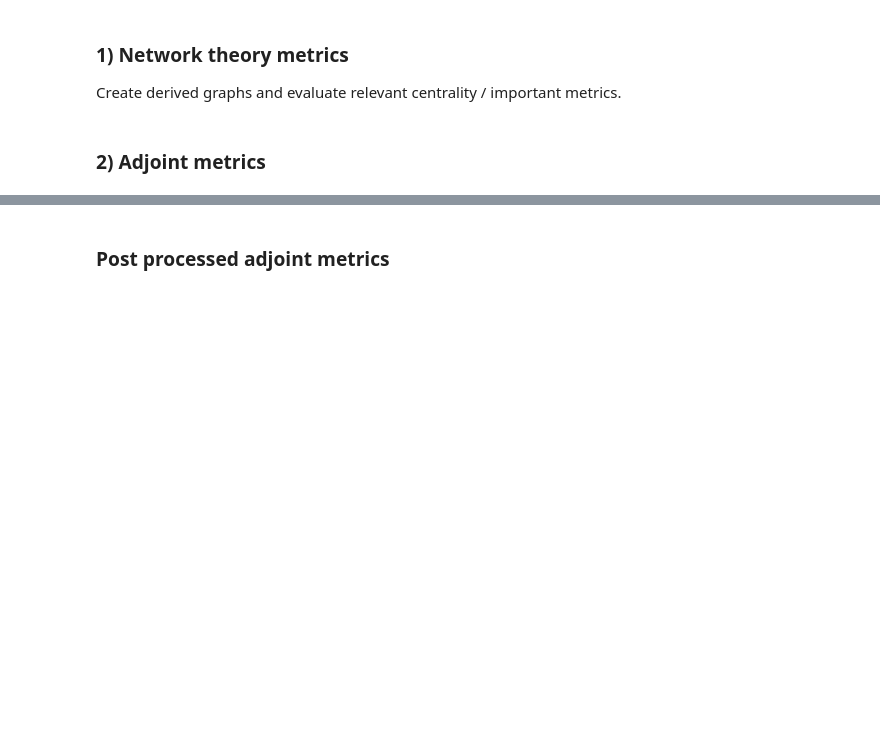
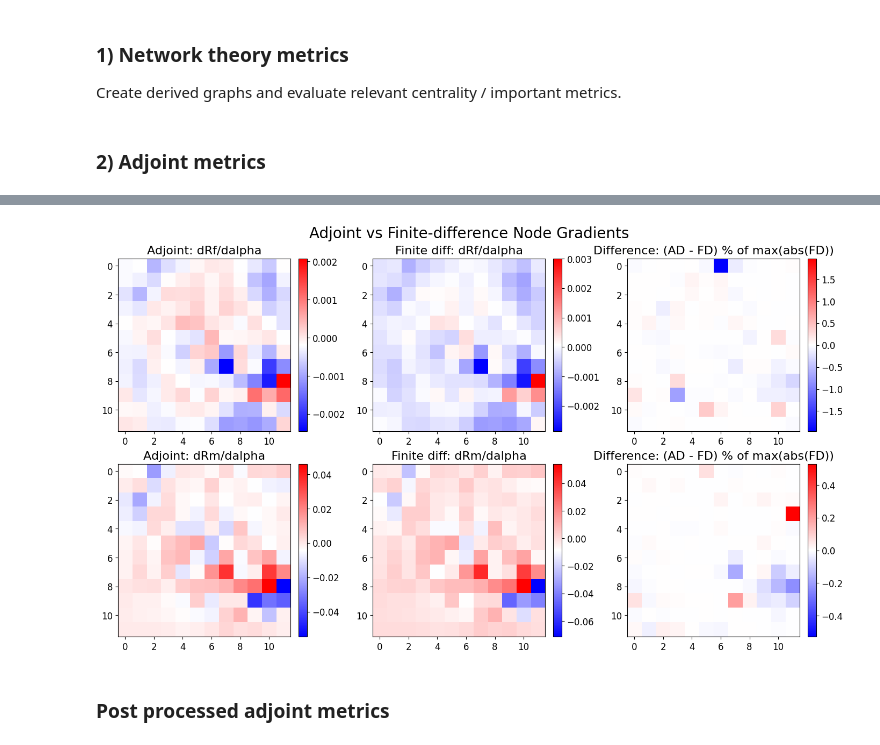
Before and after one commit to adamLastovka/KuramotoNeuralSimulations, a Jupyter notebook: Notebooks/05_metric_comparison.ipynb, the cells around one changed output, grey strips where cells are left out. Saved outputs shown, nothing was run; the diff lists cells and outputs as text; code cells hidden in the pictures; blank space fills up the shorter version.

```diff
--- a/Notebooks/05_metric_comparison.ipynb
+++ b/Notebooks/05_metric_comparison.ipynb
@@ -309,17 +266,80 @@ Text(0.5, 0.98, 'Adjoint lesion metrics: linearized (top) vs Integrated Gradient
 # %%
 # Verify lesion grads with finite difference
 from kuramoto.adjoint import finite_diff_dJ_dalpha, mean_order_parameter, final_order_parameter
+from matplotlib.colors import CenteredNorm
 
-test_nodes = [0, sim.grid.N // 2, sim.grid.N - 1]
+# Compute finite differences for *all* nodes for final R and mean R
+print("=== Computing finite difference gradients for all nodes ===")
 
-print("=== Final R ===")
-for i in test_nodes:
-    fd = finite_diff_dJ_dalpha(sim, final_order_parameter, i, t0, t1, dt, ts=jnp.array([t1]))
-    ad = float(dRf_dalpha[i])
-    print(f"  node {i:3d}:  AD={ad: .6e}  FD={fd: .6e}  ratio={ad/fd if abs(fd)>1e-15 else float('nan'):.4f}")
+# For the grids:
+N = sim.grid.N
 
-print("=== Mean R ===")
-for i in test_nodes:
-    fd = finite_diff_dJ_dalpha(sim, mean_order_parameter, i, t0, t1, dt, ts=ts)
-    ad = float(dRm_dalpha[i])
-    print(f"  node {i:3d}:  AD={ad: .6e}  FD={fd: .6e}  ratio={ad/fd if abs(fd)>1e-15 else float('nan'):.4f}")
+# Final R finite differences
+fd_final_R = np.zeros(N)
+for i in range(N):
+    fd_final_R[i] = finite_diff_dJ_dalpha(sim, final_order_parameter, i, t0, t1, dt, ts=jnp.array([t1]))
+
+# Mean R finite differences
+fd_mean_R = np.zeros(N)
+for i in range(N):
+    fd_mean_R[i] = finite_diff_dJ_dalpha(sim, mean_order_parameter, i, t0, t1, dt, ts=ts)
+
+# Analytic grads from adjoint
+ad_final_R = grads["dRf_dalpha"]
+ad_mean_R = grads["dRm_dalpha"]
+
+# Differences
+diff_final_R = ad_final_R - fd_final_R
+diff_mean_R = ad_mean_R - fd_mean_R
+
+# percent difference
+diff_final_R_perc = diff_final_R/np.max(np.abs(fd_final_R))
+diff_mean_R_perc = diff_mean_R/np.max(np.abs(fd_mean_R))
+
+# Print summary stats
+print("=== Summary (dRf/dalpha) ===")
+print(f"  max|AD-FD| = {np.max(np.abs(diff_final_R)):.3e}")
+print(f"  mean|AD-FD| = {np.mean(np.abs(diff_final_R)):.3e}")
+print("=== Summary (dRm/dalpha) ===")
+print(f"  max|AD-FD| = {np.max(np.abs(diff_mean_R)):.3e}")
+print(f"  mean|AD-FD| = {np.mean(np.abs(diff_mean_R)):.3e}")
+
+# Plot differences as images
+fig, axs = plt.subplots(2, 3, figsize=(14, 8), constrained_layout=True)
+# Reshape to grid
+fd_final_R_2d = fd_final_R.reshape(grid_shape)
+fd_mean_R_2d = fd_mean_R.reshape(grid_shape)
+ad_final_R_2d = ad_final_R.reshape(grid_shape)
+ad_mean_R_2d = ad_mean_R.reshape(grid_shape)
+diff_final_R_2d = diff_final_R.reshape(grid_shape)
+diff_mean_R_2d = diff_mean_R.reshape(grid_shape)
+diff_final_R_2d_perc = diff_final_R_2d/fd_final_R_2d
+diff_mean_R_2d_perc = diff_mean_R_2d/fd_mean_R_2d
+
+im0 = axs[0,0].imshow(ad_final_R_2d, cmap="bwr")
+axs[0,0].set_title("Adjoint: dRf/dalpha")
+fig.colorbar(im0, ax=axs[0,0], fraction=0.046,pad=0.04)
+
+im1 = axs[0,1].imshow(fd_final_R_2d, cmap="bwr")
+axs[0,1].set_title("Finite diff: dRf/dalpha")
+fig.colorbar(im1, ax=axs[0,1], fraction=0.046,pad=0.04)
+
+im2 = axs[0,2].imshow(diff_final_R_2d_perc, norm = CenteredNorm(), cmap="bwr")
+axs[0,2].set_title("Difference: (AD - FD) % of max(abs(FD))")
+fig.colorbar(im2, ax=axs[0,2], fraction=0.046,pad=0.04)
+
+im3 = axs[1,0].imshow(ad_mean_R_2d, cmap="bwr")
+axs[1,0].set_title("Adjoint: dRm/dalpha")
+fig.colorbar(im3, ax=axs[1,0], fraction=0.046,pad=0.04)
+
+im4 = axs[1,1].imshow(fd_mean_R_2d, cmap="bwr")
+axs[1,1].set_title("Finite diff: dRm/dalpha")
+fig.colorbar(im4, ax=axs[1,1], fraction=0.046,pad=0.04)
+
+im5 = axs[1,2].imshow(diff_mean_R_2d_perc, norm = CenteredNorm(), cmap="bwr")
+axs[1,2].set_title("Difference: (AD - FD) % of max(abs(FD))")
+fig.colorbar(im5, ax=axs[1,2], fraction=0.046,pad=0.04)
+
+plt.suptitle("Adjoint vs Finite-difference Node Gradients")
+plt.show()
+# %% [output]
@@ -326,3 +353,4 @@ for i in test_nodes:
+[figure, added]
 # %% [markdown]
 ### Post processed adjoint metrics
 # %%
```
Also changed, not shown: parts of 4 cells of this notebook, 1 other file.
